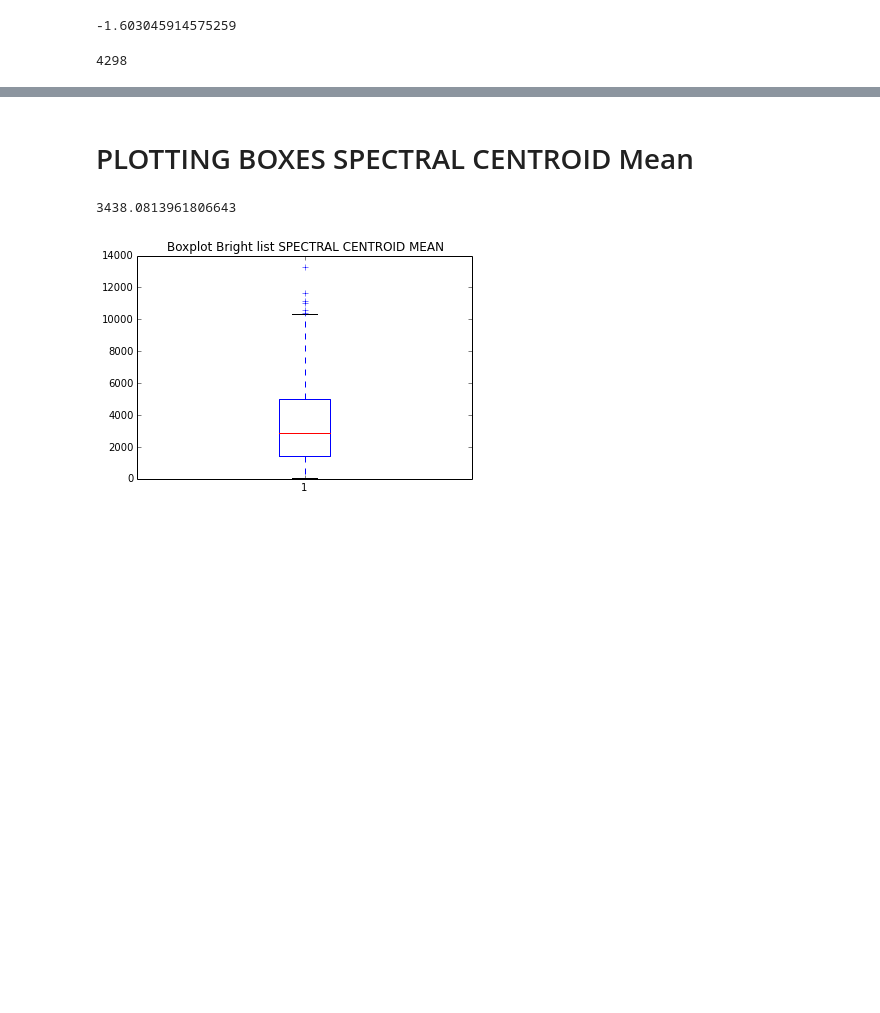
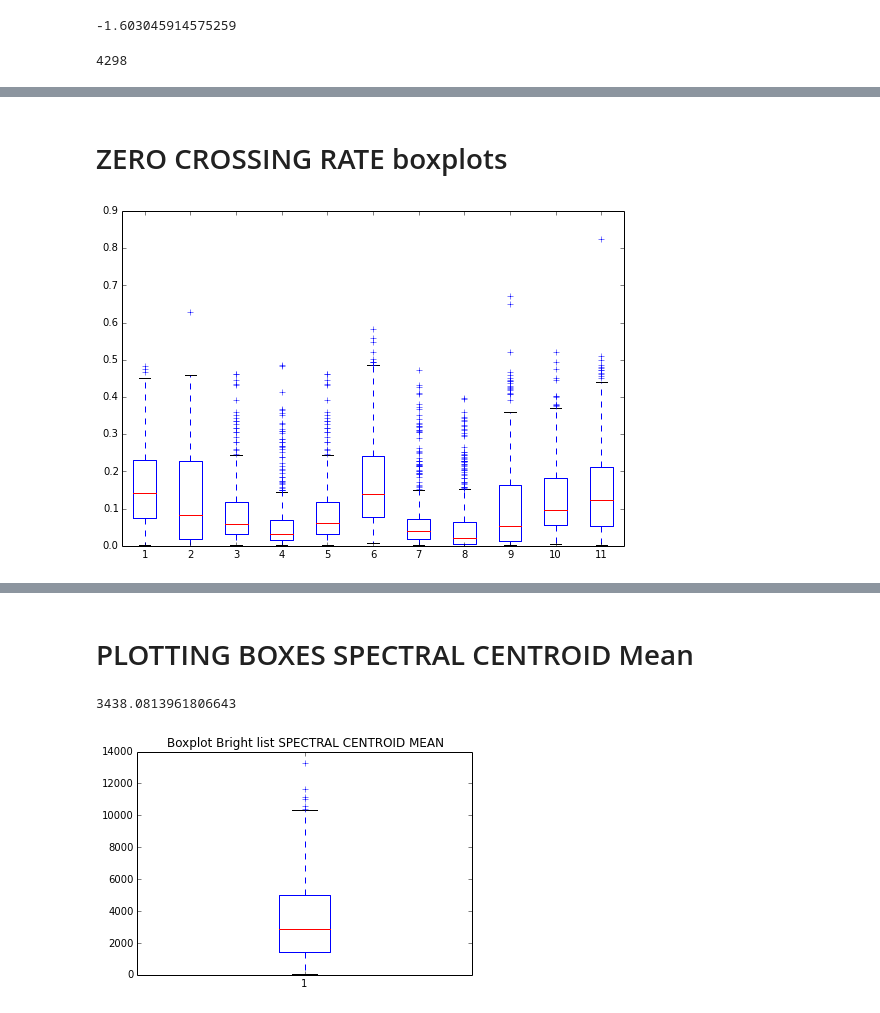
Before and after one commit to pedrogogo/SMC_Th, a Jupyter notebook: json_read_computing_essentia_descriptors.ipynb, the cells around one changed output, grey strips where cells are left out. Drawn from its saved outputs; the diff is of its cells as text; code cells hidden in the pictures; blank space fills up the shorter version.

```diff
--- a/json_read_computing_essentia_descriptors.ipynb
+++ b/json_read_computing_essentia_descriptors.ipynb
@@ -498,0 +543,17 @@ sum(lat_bright_mean) / float(len(lat_bright_mean))
+# %% [markdown]
+# ZERO CROSSING RATE boxplots
+# %%
+
+## combine these different collections into a list
+data_to_plot_zcr = [zcr_bright_mean,zcr_hard_mean,zcr_warm_mean,zcr_rough_mean,zcr_reverb_mean,zcr_clear_mean,zcr_hollow_mean,zcr_deep_mean, zcr_punchy_mean, zcr_metallic_mean, zcr_sharp_mean]
+
+# Create a figure instance
+fig = plt.figure(1, figsize=(9, 6))
+
+# Create an axes instance
+ax = fig.add_subplot(111)
+
+# Create the boxplot
+bp = ax.boxplot(data_to_plot_zcr)
+# %% [output]
+[figure, added]
```
Also changed, not shown: parts of 15 cells of this notebook.
